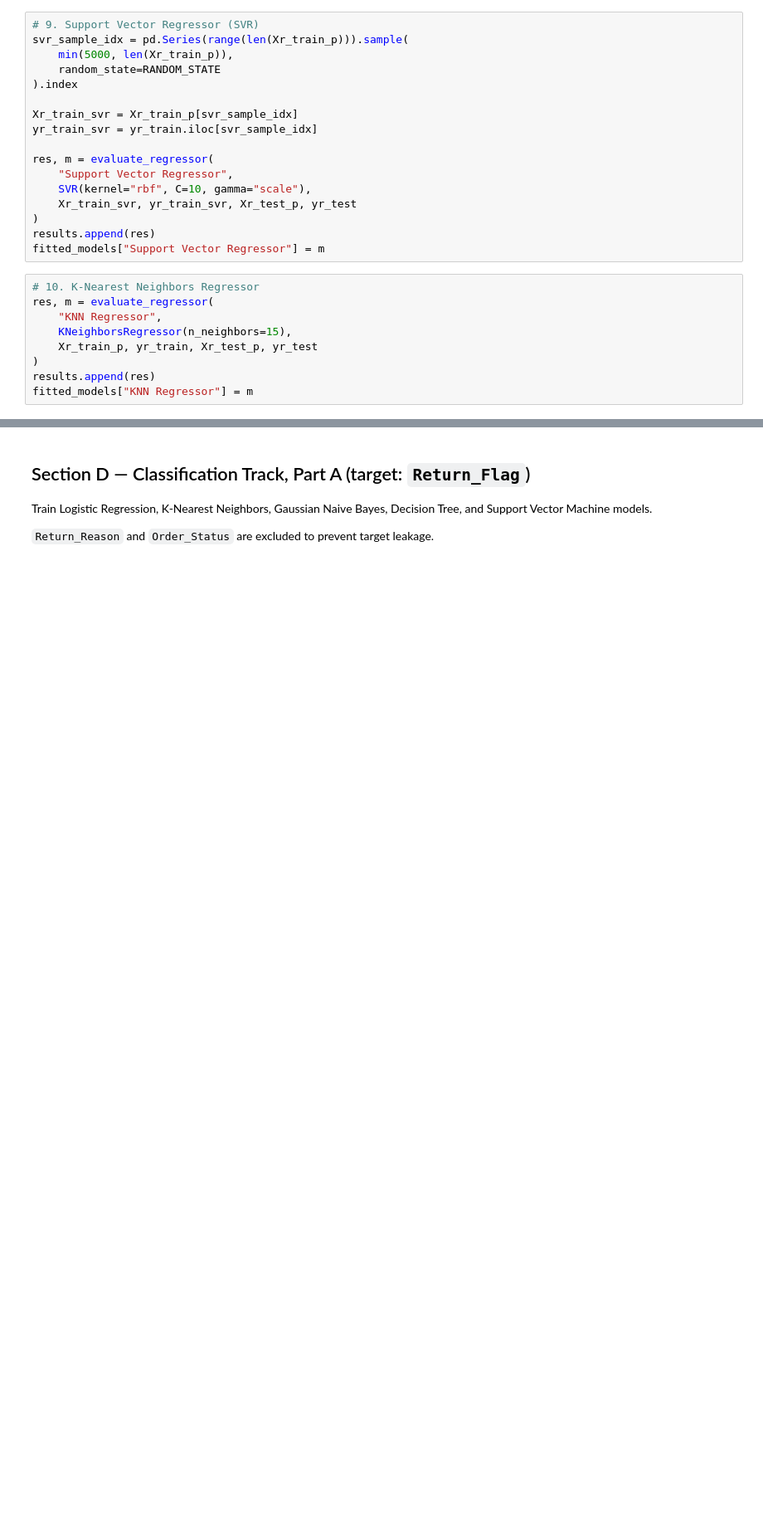
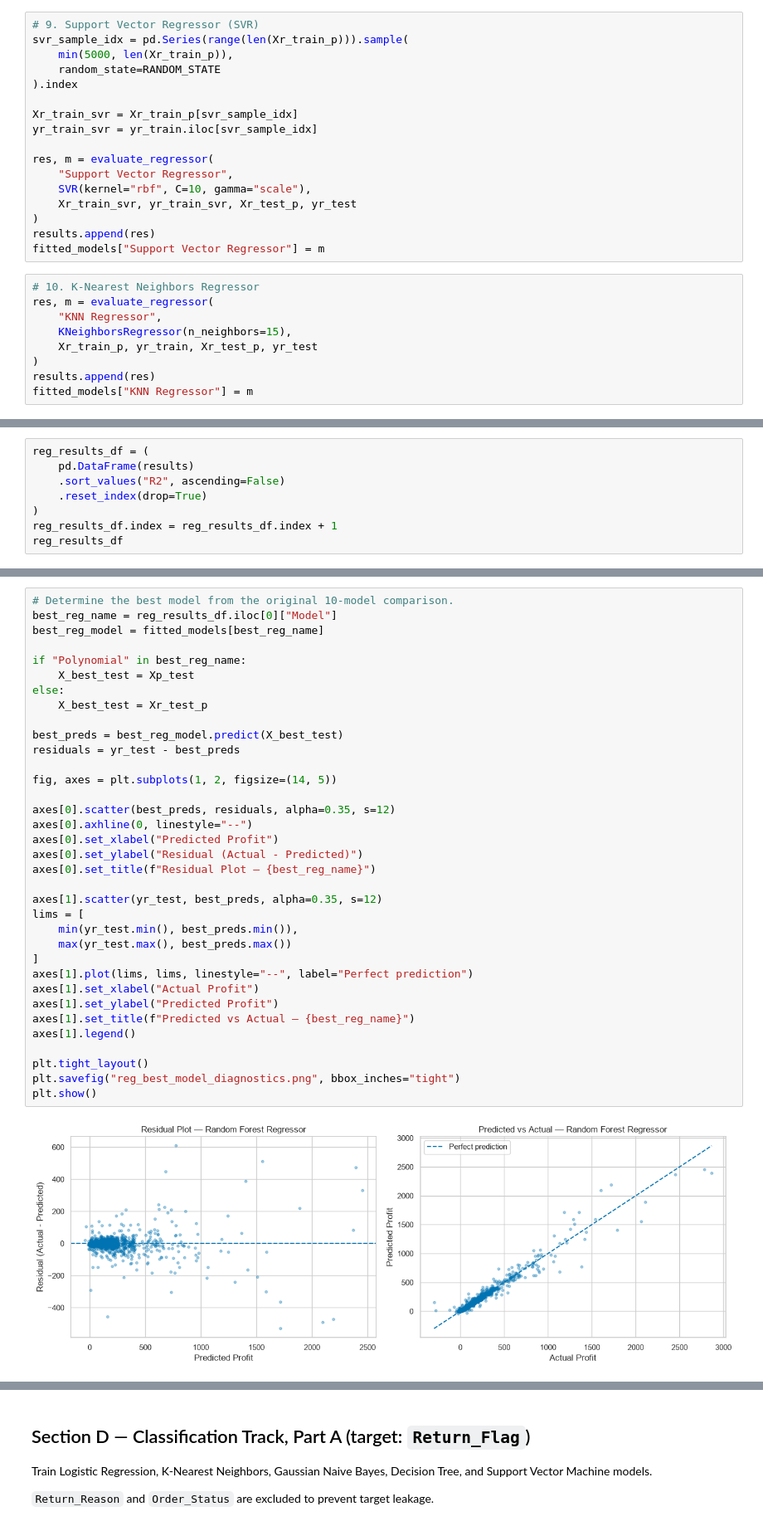
Before and after one commit to Ramjith821/RetailSalestest, a Jupyter notebook: Retail_store.ipynb, the cells around one changed output, grey strips where cells are left out. Shown at 83% size. Drawn from its saved outputs; the diff is of its cells as text; blank space fills up the shorter version.

```diff
--- a/Retail_store.ipynb
+++ b/Retail_store.ipynb
@@ -685,0 +690,8 @@ fitted_models["KNN Regressor"] = m
+# %%
+reg_results_df = (
+    pd.DataFrame(results)
+    .sort_values("R2", ascending=False)
+    .reset_index(drop=True)
+)
+reg_results_df.index = reg_results_df.index + 1
+reg_results_df
@@ -685,0 +820,37 @@ fitted_models["KNN Regressor"] = m
+# %%
+# Determine the best model from the original 10-model comparison.
+best_reg_name = reg_results_df.iloc[0]["Model"]
+best_reg_model = fitted_models[best_reg_name]
+
+if "Polynomial" in best_reg_name:
+    X_best_test = Xp_test
+else:
+    X_best_test = Xr_test_p
+
+best_preds = best_reg_model.predict(X_best_test)
+residuals = yr_test - best_preds
+
+fig, axes = plt.subplots(1, 2, figsize=(14, 5))
+
+axes[0].scatter(best_preds, residuals, alpha=0.35, s=12)
+axes[0].axhline(0, linestyle="--")
+axes[0].set_xlabel("Predicted Profit")
+axes[0].set_ylabel("Residual (Actual - Predicted)")
+axes[0].set_title(f"Residual Plot — {best_reg_name}")
+
+axes[1].scatter(yr_test, best_preds, alpha=0.35, s=12)
+lims = [
+    min(yr_test.min(), best_preds.min()),
+    max(yr_test.max(), best_preds.max())
+]
+axes[1].plot(lims, lims, linestyle="--", label="Perfect prediction")
+axes[1].set_xlabel("Actual Profit")
+axes[1].set_ylabel("Predicted Profit")
+axes[1].set_title(f"Predicted vs Actual — {best_reg_name}")
+axes[1].legend()
+
+plt.tight_layout()
+plt.savefig("reg_best_model_diagnostics.png", bbox_inches="tight")
+plt.show()
+# %% [output]
+[figure, added]
```
Also changed, not shown: parts of 10 cells of this notebook.
